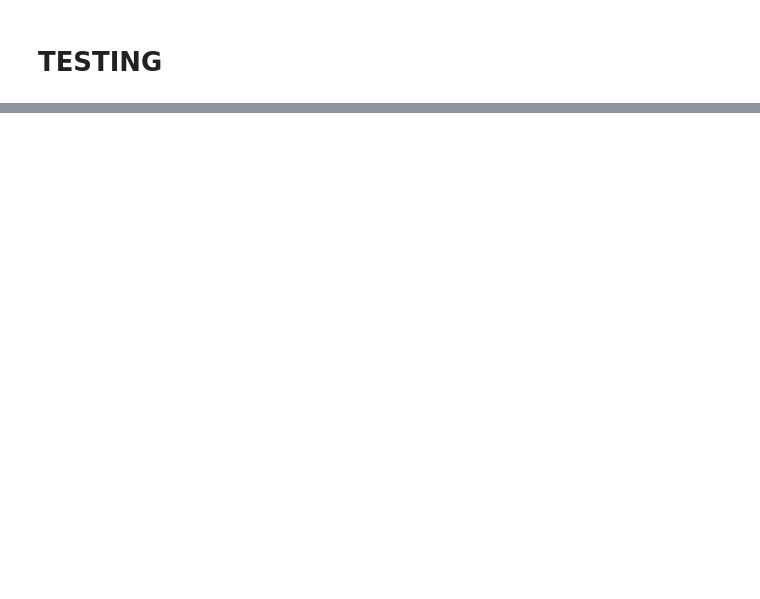
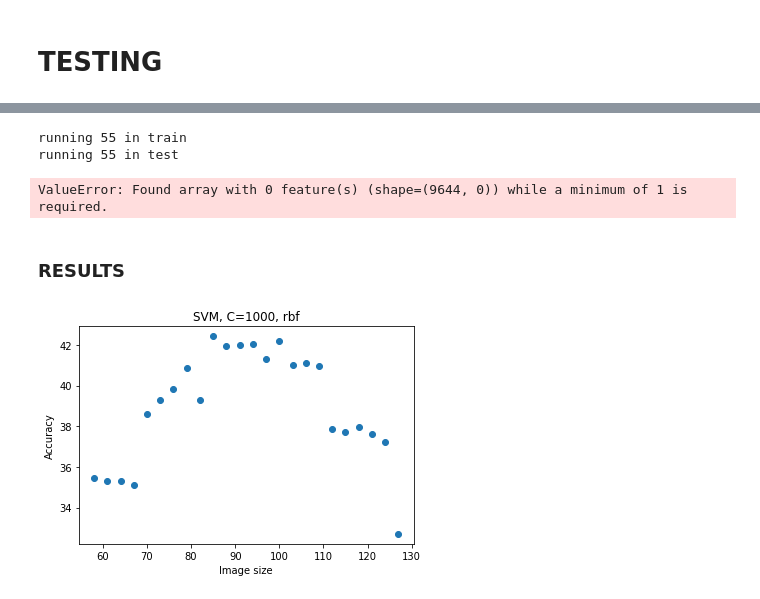
Before and after one commit to KhachDavid/food-classifier, a Jupyter notebook: read.ipynb, the cells around one changed output, grey strips where cells are left out. Drawn from its saved outputs; the diff is of its cells as text; code cells hidden in the pictures; blank space fills up the shorter version.

Commit message:
Conducted training and gathered accuracy data

```diff
--- a/read.ipynb
+++ b/read.ipynb
@@ -210,5 +291,7 @@ SGDClassifier(random_state=1)
 # train using svm
 from sklearn.svm import SVC
 
-svm_clf = SVC(random_state=1)
-svm_clf.fit(X_train_prepared, y_train)
+def svm_1000_rbf(X_train_prepared):
+    svm_clf = SVC(C=1000, kernel='rbf', gamma=0.001, random_state=1)
+    svm_clf.fit(X_train_prepared, y_train)
+    return svm_clf
@@ -251,0 +346,70 @@ Percentage correct:  37.579425113464445
+# %%
+# decreasing loop from 127 to 1
+for i in range(127, 58, -3):
+    this_train = []
+    print(f'running {i} in train')
+    for image in X_train_copy:
+        this_train.append(resize(image, (i, i)))
+
+    this_test = []
+    print(f'running {i} in test')
+    for image in X_test_copy:
+        this_test.append(resize(image, (i, i)))
+
+    training_data = setup_training(this_train)
+    svm_clf = svm_1000_rbf(training_data)
+    test_data = setup_training(this_test)
+    acc = measure_accuracy(svm_clf, test_data, 'SVM, C=1000, rbf')
+
+    # write the acc number to a file
+    with open('svm_1000_rbf.txt', 'a') as f:
+        f.write(str(i) + 'x' + str(i) + ', ' + str(acc) + '\n')
+
+    # close the file
+    f.close()
+# %% [output]
+running 55 in train
+running 55 in test
+ValueError: Found array with 0 feature(s) (shape=(9644, 0)) while a minimum of 1 is required.
+# %% [markdown]
+### RESULTS
+# %%
+results = {
+    (127, 32.708),
+    (124, 37.216),
+    (121, 37.634),
+    (118, 37.973),
+    (115, 37.700),
+    (112, 37.882),
+    (109, 40.968),
+    (106, 41.089),
+    (103, 40.998),
+    (100, 42.209),
+    (97, 41.301),
+    (94, 42.027),
+    (91, 41.997),
+    (88, 41.936),
+    (85, 42.421),
+    (82, 39.274),
+    (79, 40.877),
+    (76, 39.818),
+    (73, 39.304),
+    (70, 38.578),
+    (67, 35.098),
+    (64, 35.310),
+    (61, 35.310),
+    (58, 35.461),
+}
+# %%
+# plot the results
+x = [i[0] for i in results]
+y = [i[1] for i in results]
+plt.scatter(x, y)
+plt.xlabel('Image size')
+plt.ylabel('Accuracy')
+plt.title('SVM, C=1000, rbf')
+# save image with label
+plt.savefig('svm_1000_rbf.png')
+plt.show()
+# %% [output]
+[figure, added]
```
Also changed, not shown: parts of 14 cells of this notebook, 4 other files.
